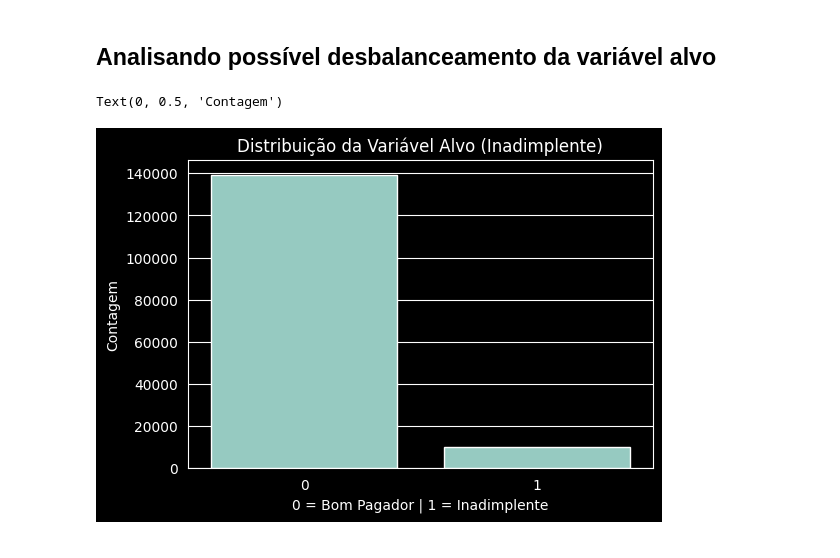
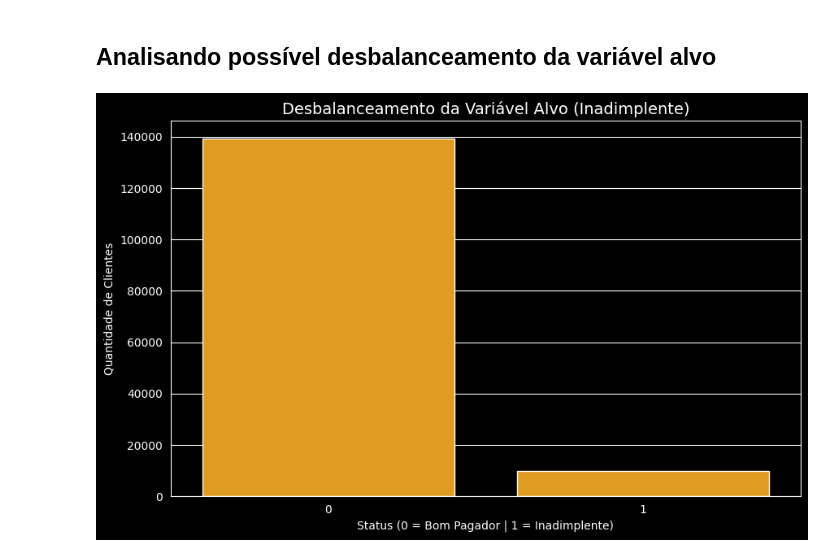
Before and after one commit to henriqueluza/Credit-Analysis-Model, a Jupyter notebook: modelo v2/notebooks/notebook2.ipynb, the cells around one changed output. Drawn from its saved outputs; the diff is of its cells as text; code cells hidden in the pictures.

```diff
--- a/modelo v2/notebooks/notebook2.ipynb
+++ b/modelo v2/notebooks/notebook2.ipynb
@@ -118,12 +117,12 @@ Com base nisso, pode-se perceber que as variáveis mais relevantes e com maior c
 * FaixaEtaria_Encoded: -0.11
 # %% [markdown]
 ## Analisando possível desbalanceamento da variável alvo
-# %%
-plt.figure(figsize=(6, 4))
-ax = sns.countplot(x='Inadimplente', data=data)
-plt.title('Distribuição da Variável Alvo (Inadimplente)')
-plt.xlabel('0 = Bom Pagador | 1 = Inadimplente')
-plt.ylabel('Contagem')
-# %% [output]
-Text(0, 0.5, 'Contagem')
-[figure, removed]
+# %%
+plt.figure(figsize=(10, 6))
+sns.countplot(x='Inadimplente', data=data, color="orange")
+plt.title('Desbalanceamento da Variável Alvo (Inadimplente)', fontsize=14)
+plt.xlabel('Status (0 = Bom Pagador | 1 = Inadimplente)')
+plt.ylabel('Quantidade de Clientes')
+plt.show()
+# %% [output]
+[figure, added]
```
Also changed, not shown: parts of 25 cells of this notebook, 1 other file.
